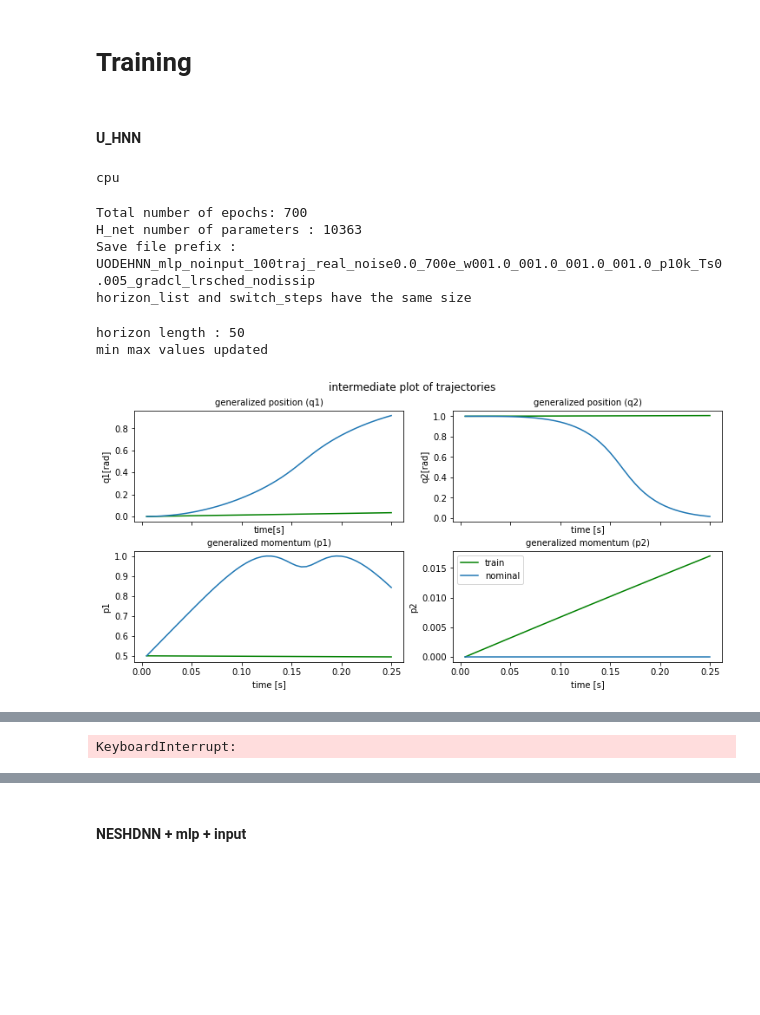
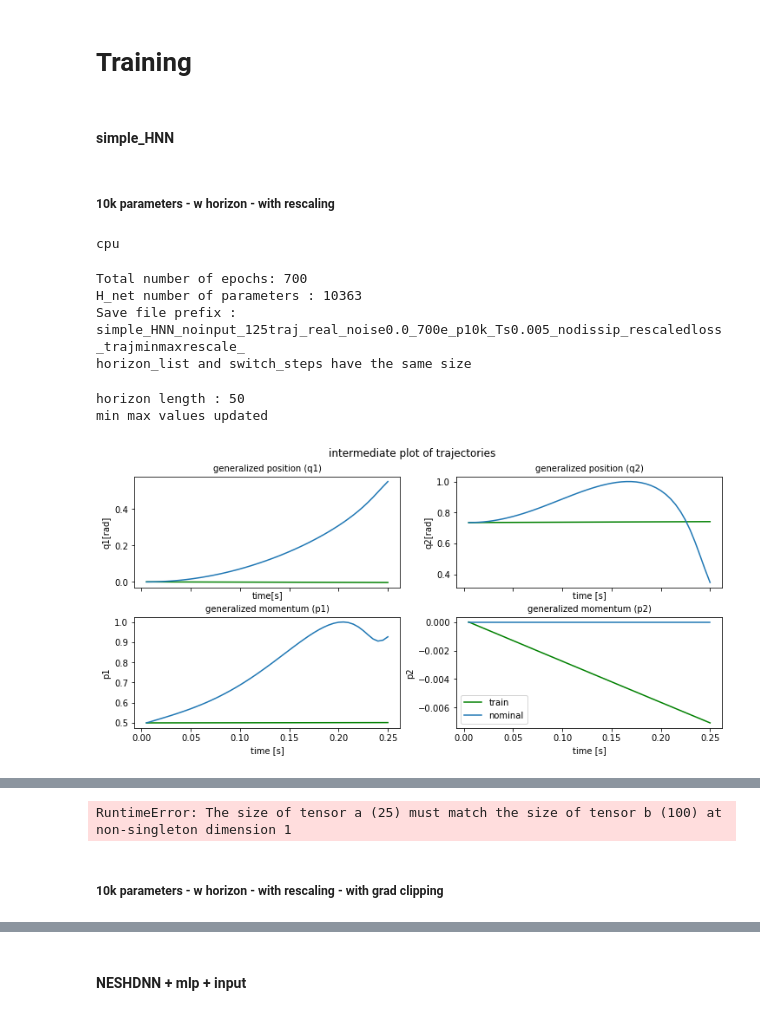
Before and after one commit to unesmu/SP-learning-hamiltonian-functions-from-data, a Jupyter notebook: furuta_pendulum/notebooks/furuta_pendulum_data_and_sanity_checks.ipynb, the cells around one changed output, grey strips where cells are left out. Cells and saved outputs as stored; diff of their text form; code cells hidden in the pictures; blank space fills up the shorter version.

```diff
--- a/furuta_pendulum/notebooks/furuta_pendulum_ONLYCALLS.ipynb
+++ b/furuta_pendulum/notebooks/furuta_pendulum_data_and_sanity_checks.ipynb
@@ -426,5 +433,7 @@ for n in range(1):
 # %% [markdown]
 # Training
 # %% [markdown]
-#### U_HNN
+#### simple_HNN
+# %% [markdown]
+##### 10k parameters - w horizon - with rescaling
 # %%
@@ -461,74 +491,77 @@ cpu
 # %%
-horizon_list = [50,100,150,200,250,300]
-switch_steps = [200,100,100,100,100,100]
-# horizon_list = [50,100]
-# switch_steps = [5,5]
-epoch_number = sum(switch_steps)
-grad_clip = True # activate gradient clipping
-lr_schedule = True # activate lr schedule
-begin_decay = 2250 # epoch at which lr starts decaying
+# initialise the model that will be trianed
+model_name = 'simple_HNN'
+H_net = MLP(input_dim=4, hidden_dim=70, nb_hidden_layers=2,
+            output_dim=1, activation='x+sin(x)^2')  # load H model
+model = simple_HNN(input_dim=4, H_net=H_net,
+                   device=device)  # load neural ODE model
+model.to(device)  # send model to devie ( cpu or gpu )
 
-model_name = 'UODEHNN_mlp'
-
-H_net = MLP(input_dim=4, hidden_dim=70, nb_hidden_layers=2, output_dim=1, activation='x+sin(x)^2')
-model = U_HNN(input_dim=4, H_net=H_net, device=device)
-model.to(device)
+# create file name from parameters
 num_params = count_parameters(model)
-
-weights = [1.0, 1.0, 1.0, 1.0] # weights for the loss functions
 weights_title = ' | weights = ' + str(weights)
-
-save_prefix = '{:d}e_w{:05.1f}_{:05.1f}_{:05.1f}_{:05.1f}_p{:d}k_Ts{:1.3f}_'.format(epoch_number,weights[0],weights[1],weights[2],weights[3],int((num_params-num_params%1000)/1000),Ts)
+save_prefix = '{:d}e_p{:d}k_Ts{:1.3f}_'.format(
+    epoch_number, int((num_params-num_params % 1000)/1000), Ts)
 if utype is None:
     input = 'noinput'
-else :
+else:
     input = utype
-save_prefix = model_name +'_'+ input + '_' + str(num_trajectories)+'traj'+'_' + furuta_type + '_' + 'noise'+str(noise_std)+'_'+  save_prefix
+save_prefix = model_name + '_' + input + '_' + \
+    str(num_trajectories)+'traj'+'_' + furuta_type + \
+    '_' + 'noise'+str(noise_std)+'_' + save_prefix
 if grad_clip:
     save_prefix = save_prefix + 'gradcl_'
 if lr_schedule:
     save_prefix = save_prefix + 'lrsched_'
-if C_q1==0 and C_q2==0:
-    save_prefix = save_prefix + 'nodissip'
+if C_q1 == 0 and C_q2 == 0:
+    save_prefix = save_prefix + 'nodissip_'
 else:
-    save_prefix = save_prefix + 'wdissip'
+    save_prefix = save_prefix + 'wdissip_'
+if horizon:
+    save_prefix = save_prefix + 'constanthorizon_'
+if rescale_loss:
+    save_prefix = save_prefix + 'rescaledloss_'
+if min_max_rescale:
+    save_prefix = save_prefix + 'trajminmaxrescale_'
 
-print('Total number of epochs:',epoch_number)
+# print some information on the training and file name
+print('Total number of epochs:', epoch_number)
 print('H_net number of parameters :', num_params)
 print('Save file prefix : ', save_prefix)
 
-if len(horizon_list) == len(switch_steps) :
+# Sanity check
+if len(horizon_list) == len(switch_steps):
     print('horizon_list and switch_steps have the same size')
 else:
     raise ValueError('horizon_list and switch_steps do NOT have the same size')
 # %% [output]
 Total number of epochs: 700
 H_net number of parameters : 10363
-Save file prefix :  UODEHNN_mlp_noinput_100traj_real_noise0.0_700e_w001.0_001.0_001.0_001.0_p10k_Ts0.005_gradcl_lrsched_nodissip
+Save file prefix :  simple_HNN_noinput_125traj_real_noise0.0_700e_p10k_Ts0.005_nodissip_rescaledloss_trajminmaxrescale_
 horizon_list and switch_steps have the same size
 # %%
 stats = train(device = device, model = model,
             Ts = Ts,
             train_loader = train_loader,
             test_loader = test_loader,
             w=torch.tensor(weights, device=device),
             grad_clip = grad_clip,
             lr_schedule = lr_schedule,
             begin_decay = begin_decay,
-            resnet_config = None,
+            resnet_config = resnet_config,
             epoch_number = epoch_number,
-            alternating = False,
-            horizon = False,
-            horizon_type = 'auto',
+            alternating = alternating,
+            horizon = horizon,
+            horizon_type = horizon_type,
             horizon_list = horizon_list,
             switch_steps = switch_steps,
             epochs = epoch_number,
-            loss_type = 'L2weighted',
-            collect_grads = False,
-            rescale_loss = True,
-            rescale_dims = [1,1,1,0]
+            loss_type = loss_type,
+            collect_grads = collect_grads,
+            rescale_loss = rescale_loss,
+            rescale_dims = rescale_dims
             )
 # %% [output]
 horizon length : 50
 min max values updated
-[figure, old version]
+[figure, new version]
@@ -545 +569 @@ epoch    8 | train time 0.72 | train loss 9.095396e-01
-KeyboardInterrupt:
+RuntimeError: The size of tensor a (25) must match the size of tensor b (100) at non-singleton dimension 1
@@ -555,0 +603,2 @@ save_stats(stats, stats_path)
+# %% [markdown]
+##### 10k parameters - w horizon - with rescaling - with grad clipping
```
Also changed, not shown: parts of 30 cells of this notebook, 7 other files.
